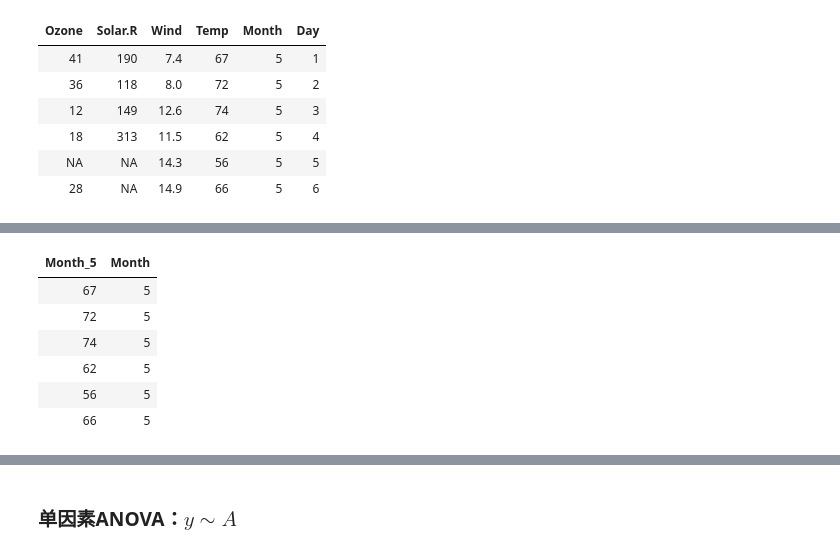
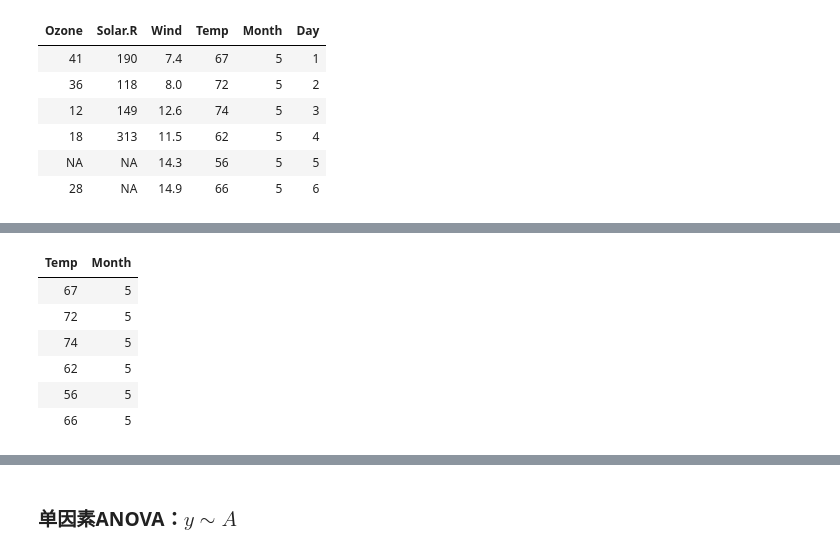
Before and after one commit to Sanningw/ML-and-DL, a Jupyter notebook: math/Statistics/R/stats.ipynb, the cells around one changed output, grey strips where cells are left out. Drawn from its saved outputs; the diff is of its cells as text; code cells hidden in the pictures.

```diff
--- a/math/Statistics/R/stats.ipynb
+++ b/math/Statistics/R/stats.ipynb
@@ -303,10 +306,10 @@ head(temp)
 | 56 | 5 |
 | 66 | 5 |
 # %%
-names(temp) = c("Month_5", "Month")
+names(temp) = c("Temp", "Month")
 head(temp)
 # %% [output]
-| Month_5 | Month |
+| Temp | Month |
 | 67 | 5 |
 | 72 | 5 |
 | 74 | 5 |
```
Also changed, not shown: parts of 6 cells of this notebook.
